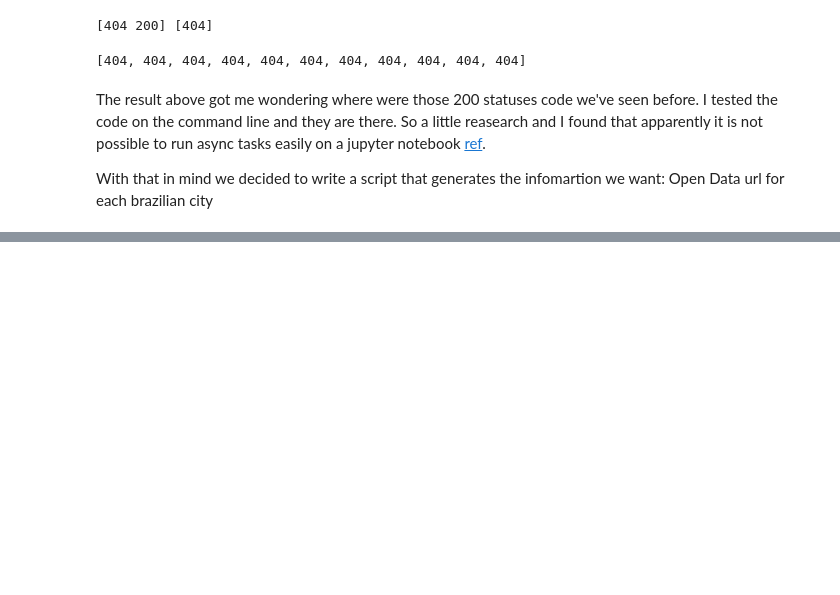
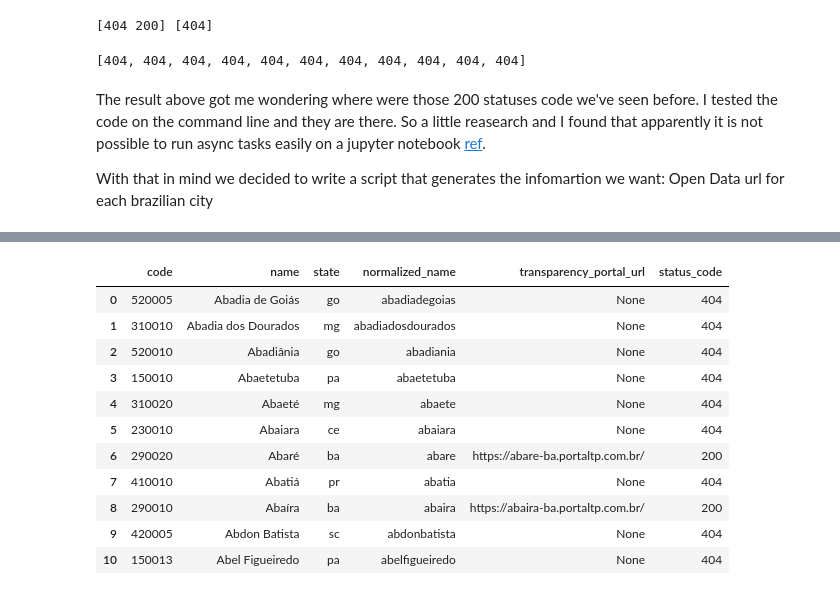
Before and after one commit to okfn-brasil/serenata-de-amor, a Jupyter notebook: develop/2017-05-19-jtemporal-cities-population-study.ipynb, the cells around one changed output, grey strips where cells are left out. Saved outputs shown, nothing was run; the diff lists cells and outputs as text; code cells hidden in the pictures; blank space fills up the shorter version.

```diff
--- a/develop/2017-05-19-jtemporal-cities-population-study.ipynb
+++ b/develop/2017-05-19-jtemporal-cities-population-study.ipynb
@@ -284,0 +360,16 @@ data.to_csv('../data/cities-with-tp-url.xz', compression='xz', index=False)
+# %%
+br_cities.loc[br_cities['status_code'] == 404, 'transparency_portal_url'] = None
+br_cities
+# %% [output]
+|  | code | name | state | normalized_name | transparency_portal_url | status_code |
+| 0 | 520005 | Abadia de Goiás | go | abadiadegoias | None | 404 |
+| 1 | 310010 | Abadia dos Dourados | mg | abadiadosdourados | None | 404 |
+| 2 | 520010 | Abadiânia | go | abadiania | None | 404 |
+| 3 | 150010 | Abaetetuba | pa | abaetetuba | None | 404 |
+| 4 | 310020 | Abaeté | mg | abaete | None | 404 |
+| 5 | 230010 | Abaiara | ce | abaiara | None | 404 |
+| 6 | 290020 | Abaré | ba | abare | https://abare-ba.portaltp.com.br/ | 200 |
+| 7 | 410010 | Abatiá | pr | abatia | None | 404 |
+| 8 | 290010 | Abaíra | ba | abaira | https://abaira-ba.portaltp.com.br/ | 200 |
+| 9 | 420005 | Abdon Batista | sc | abdonbatista | None | 404 |
+| 10 | 150013 | Abel Figueiredo | pa | abelfigueiredo | None | 404 |
```
Also changed, not shown: parts of 19 cells of this notebook, 3 other files.
